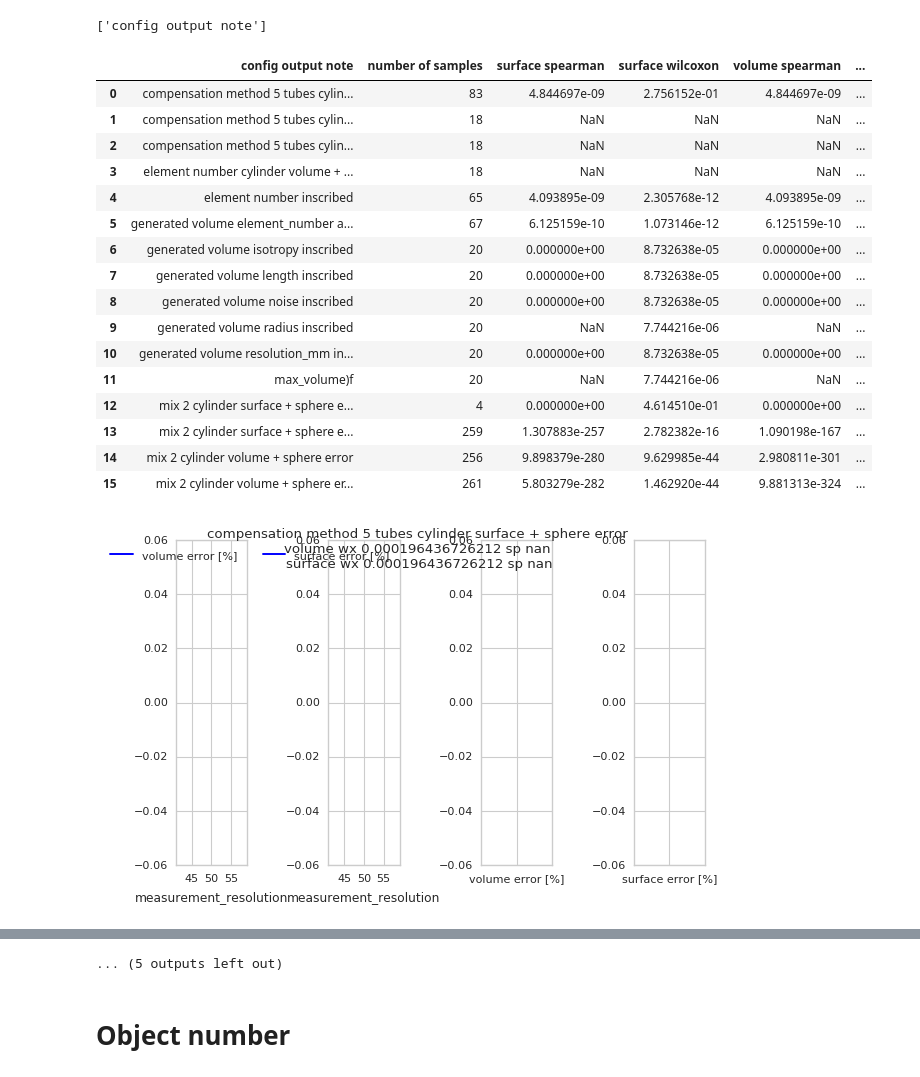
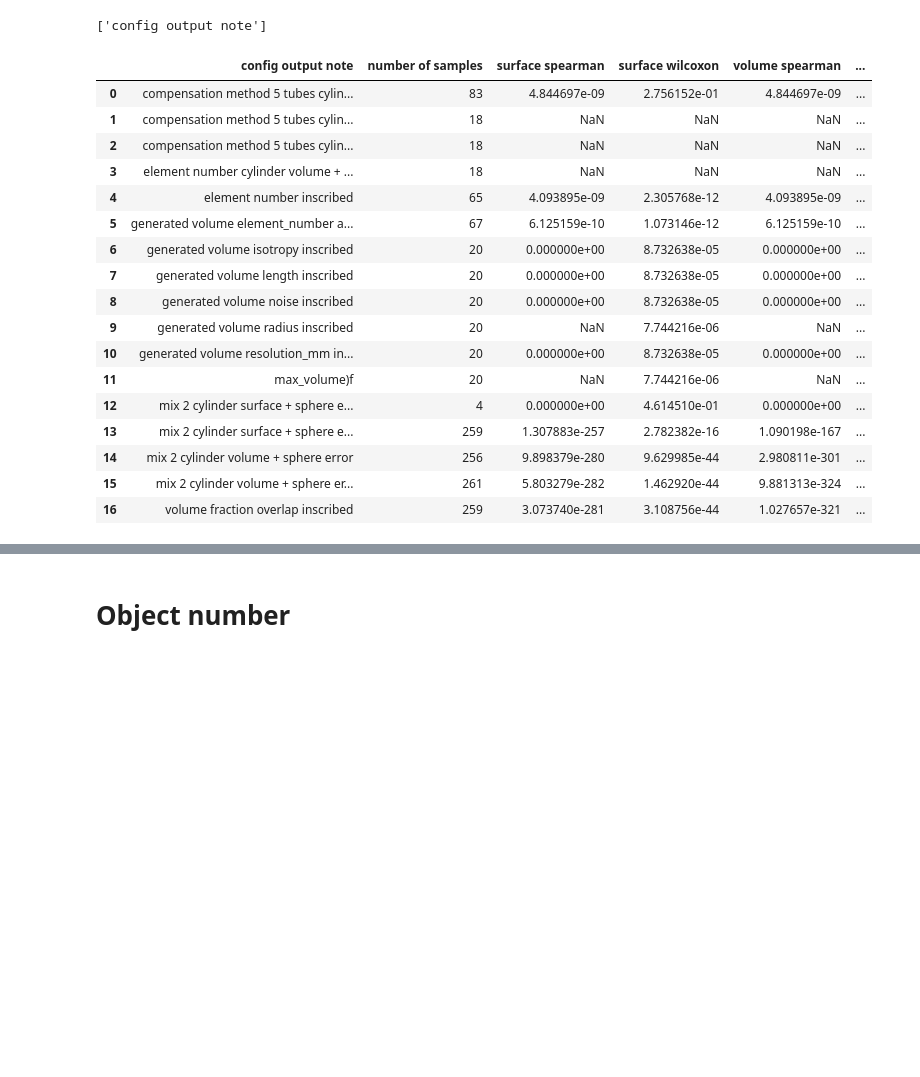
Before and after one commit to mjirik/teigen, a Jupyter notebook: examples/paperfigures.ipynb, the cells around one changed output, grey strips where cells are left out. Saved outputs shown, nothing was run; the diff lists cells and outputs as text; code cells hidden in the pictures; blank space fills up the shorter version.

Commit message:
porosity, volume fraction overlap ready to run

```diff
--- a/examples/paperfigures.ipynb
+++ b/examples/paperfigures.ipynb
@@ -44,32 +44,32 @@ data = {
 }
 for note in np.unique(df["config output note"]):
     vw, vs, sw, ss = statistic_tests(dfs)
     data["config output note"].append(note)
     data["volume wilcoxon"].append(vw.pvalue)
     data["volume spearman"].append(vs.pvalue)
     data["surface wilcoxon"].append(sw.pvalue)
     data["surface spearman"].append(ss.pvalue)
     data["number of samples"].append(len(dfs))
     dfs = df[df["config output note"] == note]
-    show_error(dfs, radius_method=note)
+#     show_error(dfs, radius_method=note)
 
 pd.DataFrame(data)
 # %% [output]
 |  | config output note | number of samples | surface spearman | surface wilcoxon | volume spearman | ... |
 | 0 | compensation method 5 tubes cylin... | 83 | 4.844697e-09 | 2.756152e-01 | 4.844697e-09 | ... |
 | 1 | compensation method 5 tubes cylin... | 18 | NaN | NaN | NaN | ... |
 | 2 | compensation method 5 tubes cylin... | 18 | NaN | NaN | NaN | ... |
 | 3 | element number cylinder volume + ... | 18 | NaN | NaN | NaN | ... |
 | 4 | element number inscribed | 65 | 4.093895e-09 | 2.305768e-12 | 4.093895e-09 | ... |
 | 5 | generated volume element_number a... | 67 | 6.125159e-10 | 1.073146e-12 | 6.125159e-10 | ... |
 | 6 | generated volume isotropy inscribed | 20 | 0.000000e+00 | 8.732638e-05 | 0.000000e+00 | ... |
 | 7 | generated volume length inscribed | 20 | 0.000000e+00 | 8.732638e-05 | 0.000000e+00 | ... |
 | 8 | generated volume noise inscribed | 20 | 0.000000e+00 | 8.732638e-05 | 0.000000e+00 | ... |
 | 9 | generated volume radius inscribed | 20 | NaN | 7.744216e-06 | NaN | ... |
 | 10 | generated volume resolution_mm in... | 20 | 0.000000e+00 | 8.732638e-05 | 0.000000e+00 | ... |
 | 11 | max_volume)f | 20 | NaN | 7.744216e-06 | NaN | ... |
 | 12 | mix 2 cylinder surface + sphere e... | 4 | 0.000000e+00 | 4.614510e-01 | 0.000000e+00 | ... |
 | 13 | mix 2 cylinder surface + sphere e... | 259 | 1.307883e-257 | 2.782382e-16 | 1.090198e-167 | ... |
 | 14 | mix 2 cylinder volume + sphere error | 256 | 9.898379e-280 | 9.629985e-44 | 2.980811e-301 | ... |
 | 15 | mix 2 cylinder volume + sphere er... | 261 | 5.803279e-282 | 1.462920e-44 | 9.881313e-324 | ... |
+| 16 | volume fraction overlap inscribed | 259 | 3.073740e-281 | 3.108756e-44 | 1.027657e-321 | ... |
-[figure, removed]
@@ -86,4 +76,3 @@ pd.DataFrame(data)
-... (5 outputs left out)
 # %% [markdown]
 # Object number
 # %%
```
Also changed, not shown: parts of 5 cells of this notebook, 1 other file.
